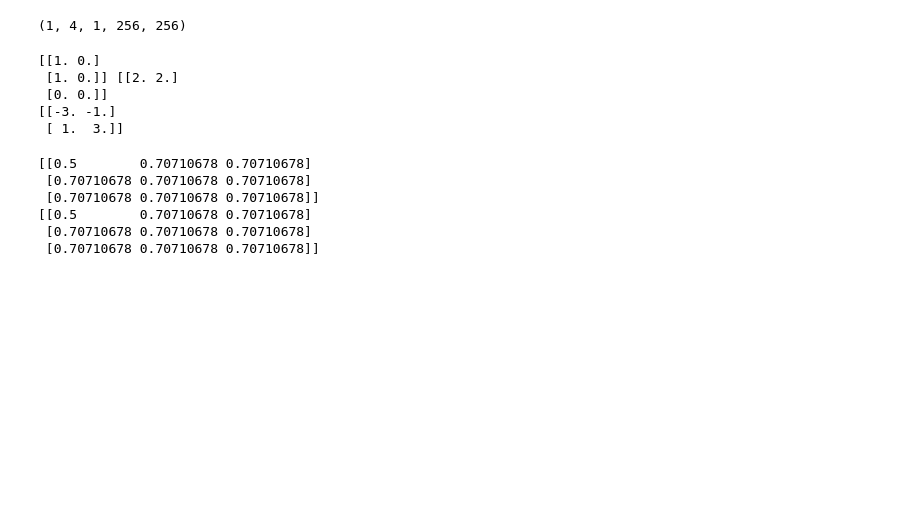
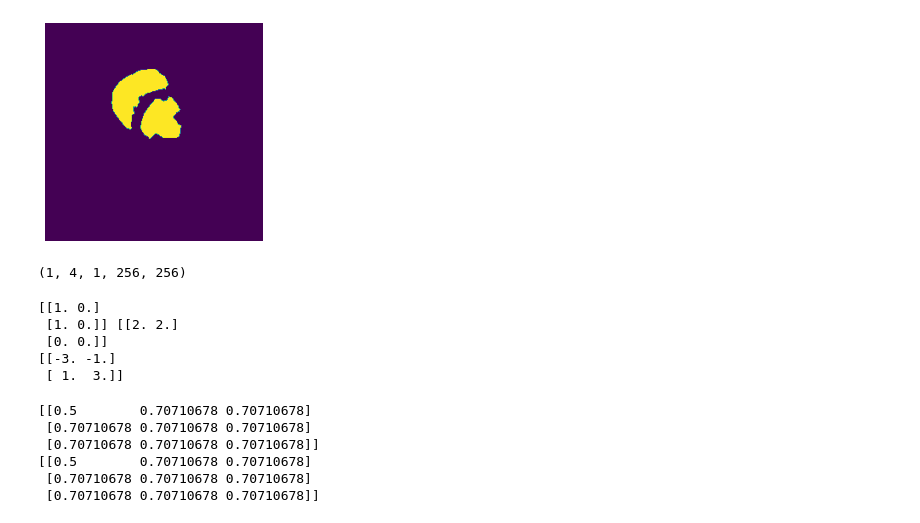
Before and after one commit to Mudhdhoo/Caltech-SURF-2023, a Jupyter notebook: test.ipynb, the cells around one changed output. Saved outputs shown, nothing was run; the diff lists cells and outputs as text; code cells hidden in the pictures; blank space fills up the shorter version.

```diff
--- a/test.ipynb
+++ b/test.ipynb
@@ -15,3 +11,12 @@ y = y.reshape(1,1,y.shape[0],y.shape[1])
+# %%
+gt = loadmat(os.path.join('images','heart_truth'))['groundtruth']
+im = Image('heart', build_y = False, ground_truth = gt)
+plt.imshow(im.ground_truth)
+plt.axis('off')
+plt.savefig(f'/Users/johncao/Documents/Caltech_SURF_2023/Poster/Poster_images/truth.eps', bbox_inches='tight')
+plt.show()
+# %% [output]
+[figure, added]
 # %%
 #np.random.seed(0)
 noise_level = 100
```
Also changed, not shown: parts of 6 cells of this notebook, 9 other files.
